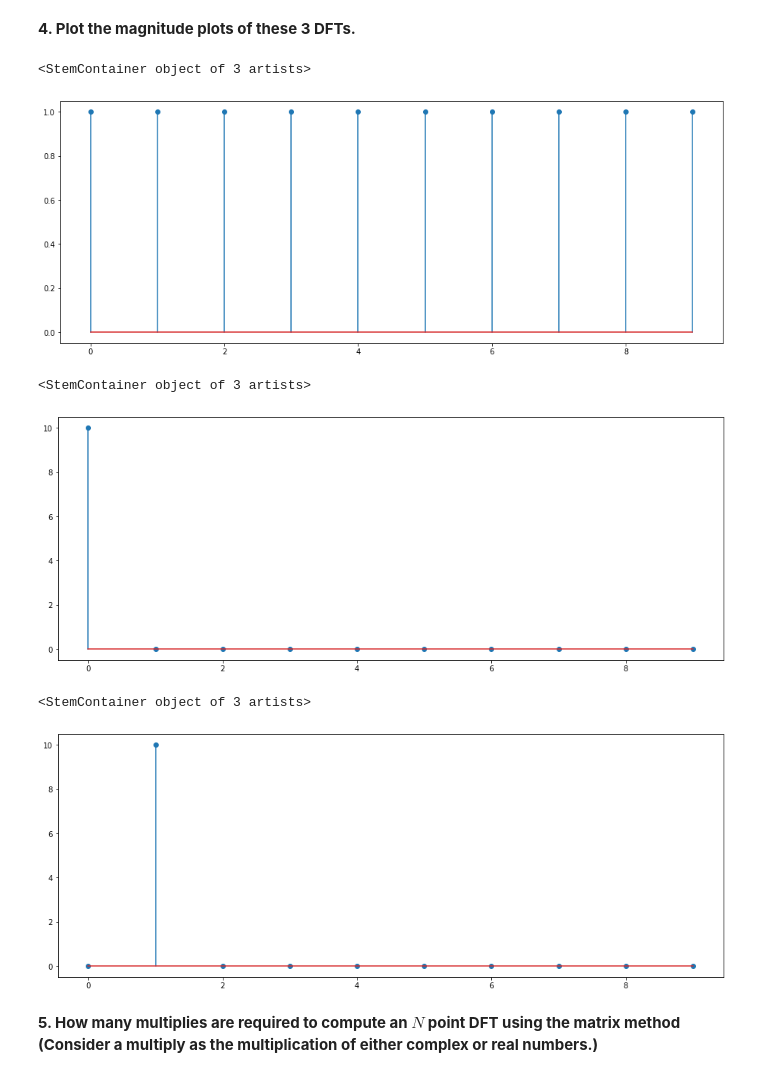
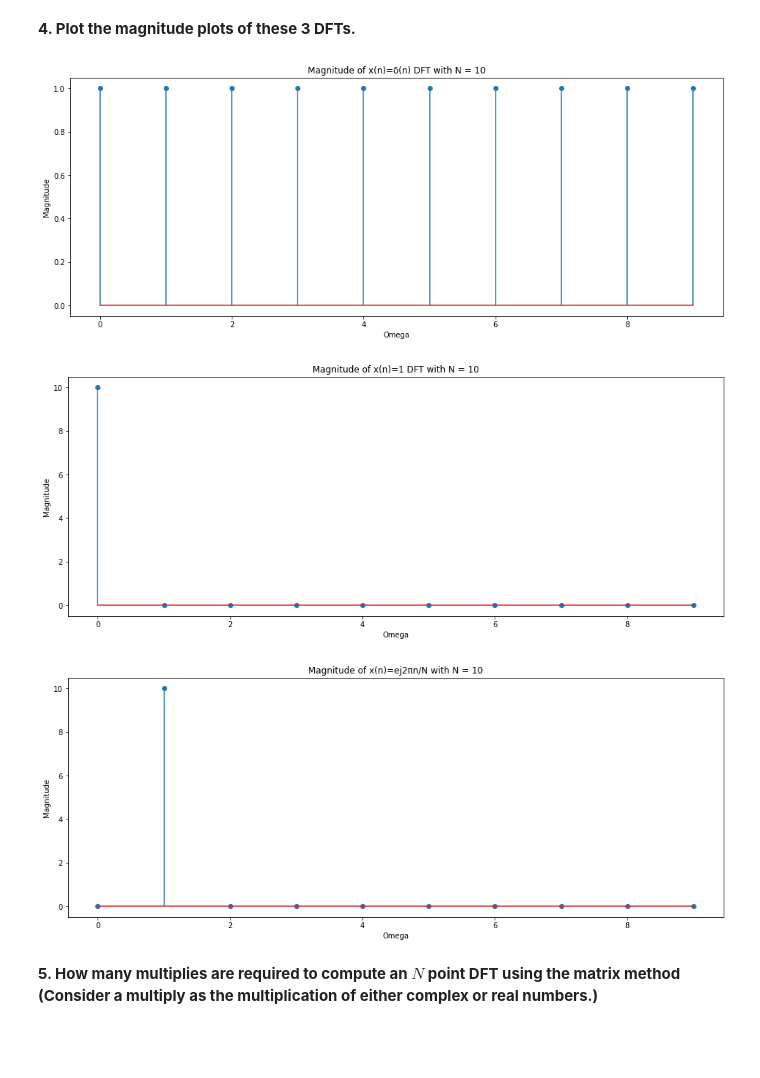
Before and after one commit to cdavin2/dsp_lab06a, a Jupyter notebook: lab06a_final_report.ipynb, the cells around one changed output. Drawn from its saved outputs; the diff is of its cells as text; code cells hidden in the pictures; blank space fills up the shorter version.

```diff
--- a/lab06a_final_report.ipynb
+++ b/lab06a_final_report.ipynb
@@ -396,22 +392,31 @@ x_n3_dft = np.dot(A, x_n3)
 **4. Plot the magnitude plots of these 3 DFTs.**
 # %%
 # the DFT of the first signal
+plt.title("Magnitude of x(n)=δ(n) DFT with N = 10")
+plt.ylabel("Magnitude")
+plt.xlabel("Omega")
 plt.stem(np.abs(x_n1_dft))
+plt.show()
 # %% [output]
-<StemContainer object of 3 artists>
-[figure, old version]
+[figure, new version]
 # %%
 # the DFT of the second signal
+plt.title("Magnitude of x(n)=1 DFT with N = 10")
+plt.ylabel("Magnitude")
+plt.xlabel("Omega")
 plt.stem(np.abs(x_n2_dft))
+plt.show()
 # %% [output]
-<StemContainer object of 3 artists>
-[figure, old version]
+[figure, new version]
 # %%
 # the DFT of the third signal
+plt.title("Magnitude of x(n)=ej2πn/N with N = 10")
+plt.ylabel("Magnitude")
+plt.xlabel("Omega")
 plt.stem(np.abs(x_n3_dft))
+plt.show()
 # %% [output]
-<StemContainer object of 3 artists>
-[figure, old version]
+[figure, new version]
 # %% [markdown]
 **5. How many multiplies are required to compute an $N$ point DFT using the matrix method (Consider a multiply as the multiplication of either complex or real numbers.)**
 # %% [markdown]
```
Also changed, not shown: parts of 2 cells of this notebook.
